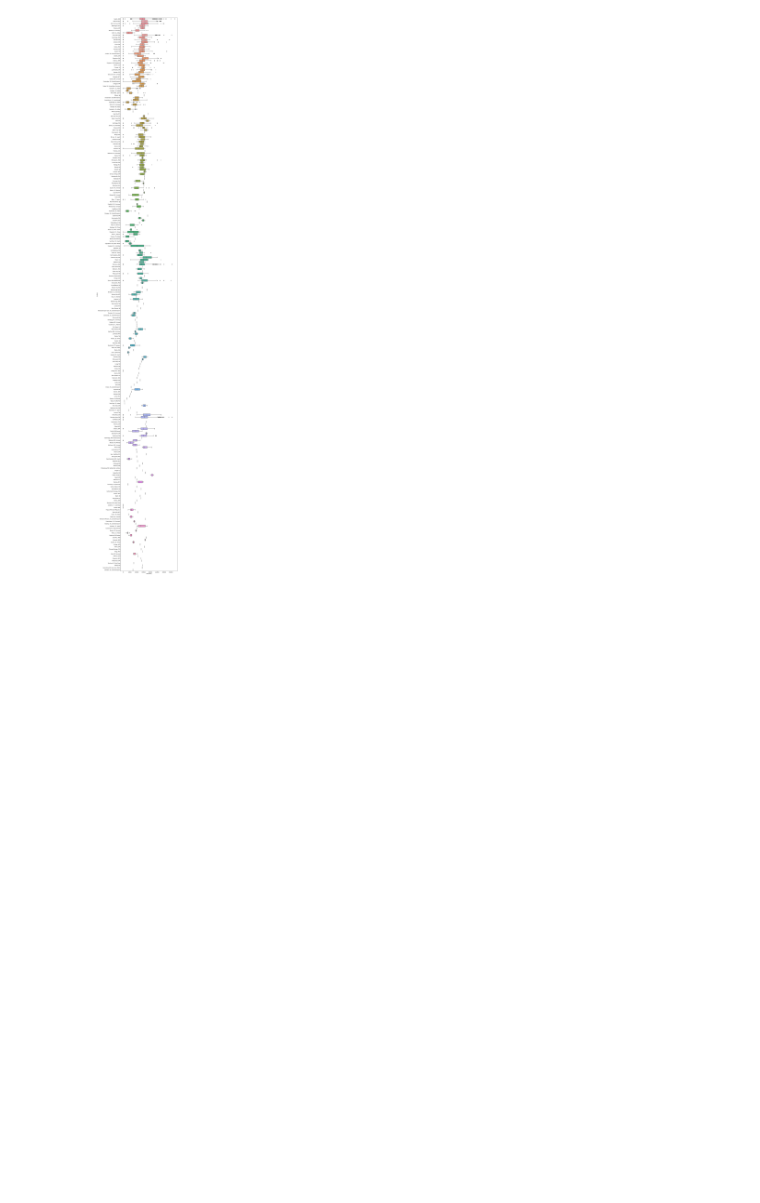
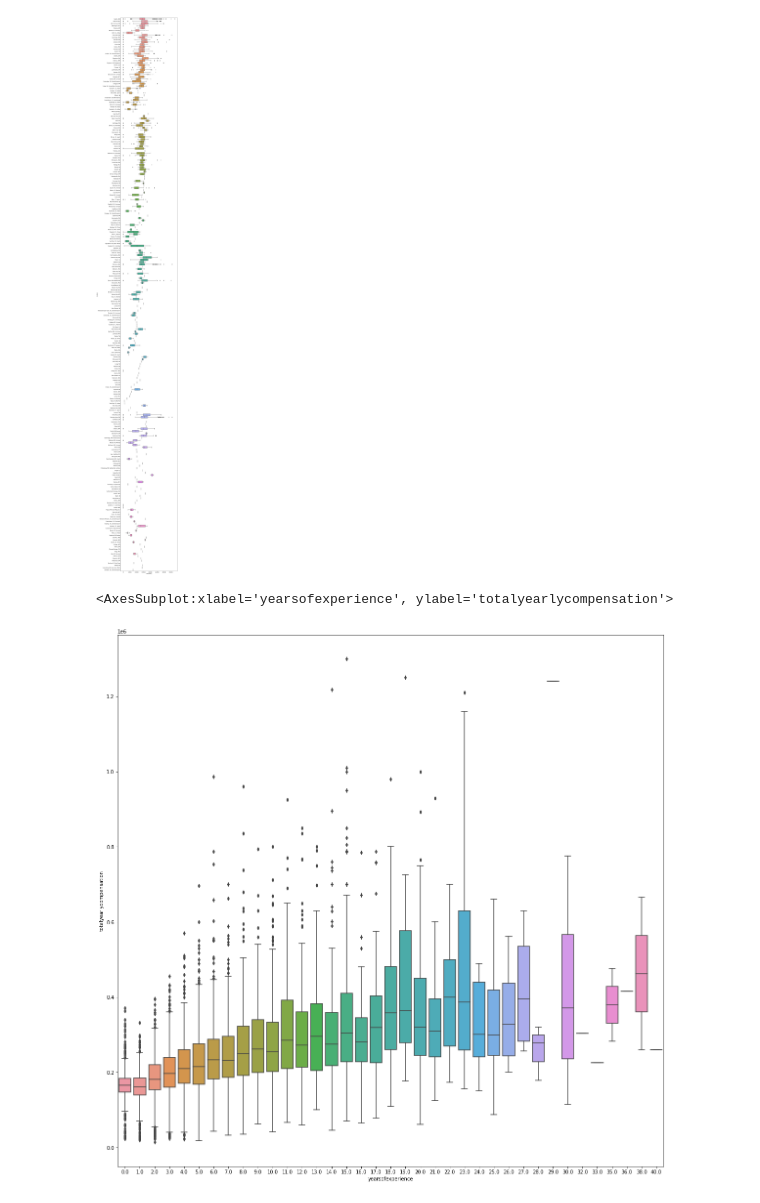
Before and after one commit to CarrotHands/miniprog, a Jupyter notebook: cheeyong.ipynb, the cells around one changed output. Saved outputs shown, nothing was run; the diff lists cells and outputs as text; code cells hidden in the pictures; blank space fills up the shorter version.

```diff
--- a/cheeyong.ipynb
+++ b/cheeyong.ipynb
@@ -317,3 +317,9 @@ Swindon, EN, United Kingdom                   1
 Name: location, dtype: int64
 <AxesSubplot:xlabel='basesalary', ylabel='location'>
 [figure]
+# %%
+f=plt.figure(figsize=(20,20))
+sb.boxplot(data=faamgeduonly, x='yearsofexperience', y='totalyearlycompensation')
+# %% [output]
+<AxesSubplot:xlabel='yearsofexperience', ylabel='totalyearlycompensation'>
+[figure, added]
```
Also changed, not shown: parts of 2 cells of this notebook.
